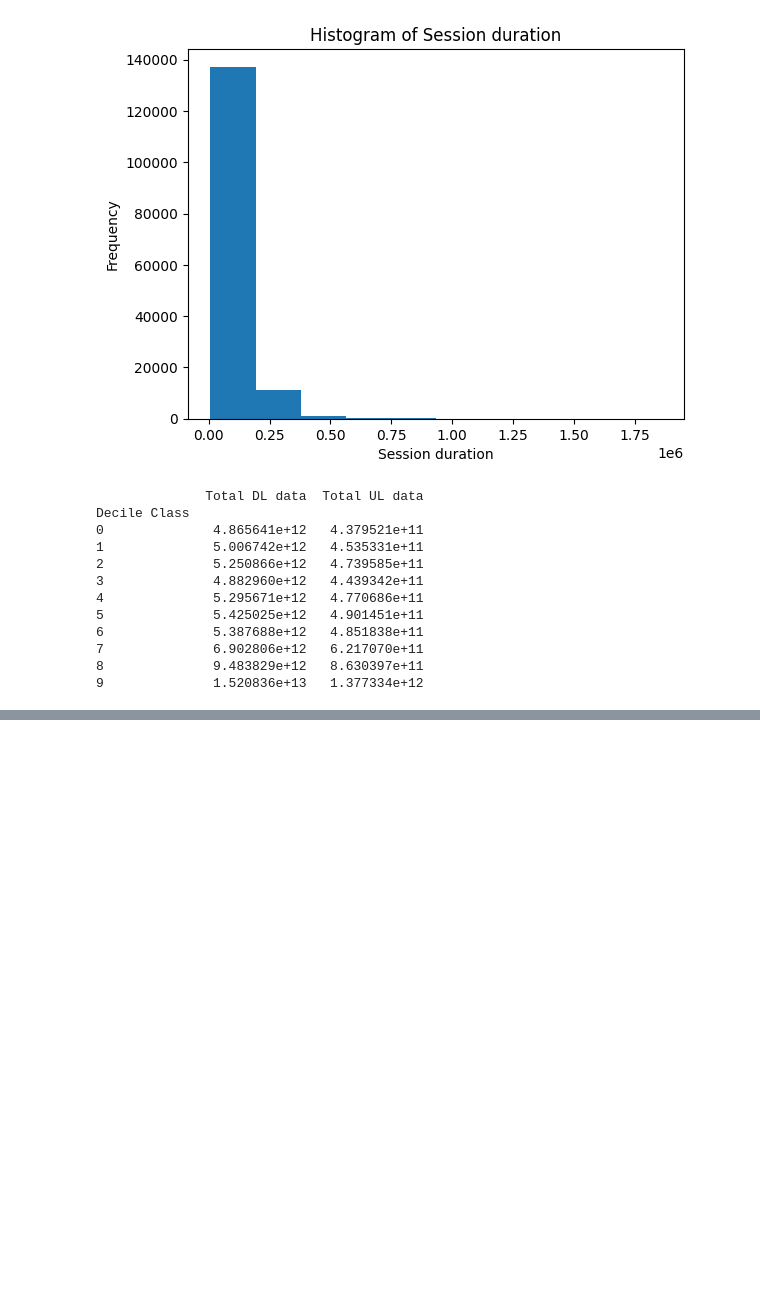
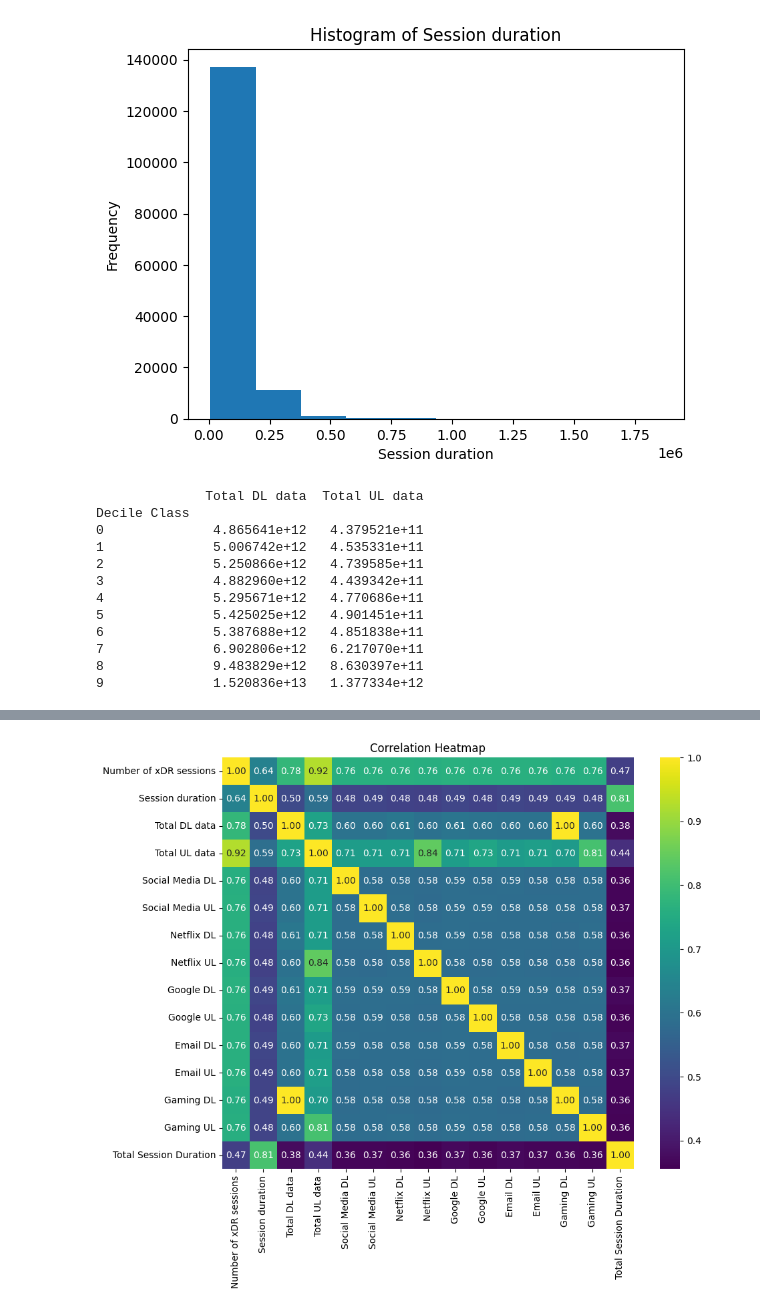
Before and after one commit to misganablue/Telcom_situation_analysis, a Jupyter notebook: notebook/UserOverview_analysis.ipynb, the cells around one changed output, grey strips where cells are left out. Cells and saved outputs as stored; diff of their text form; code cells hidden in the pictures; blank space fills up the shorter version.

```diff
--- a/notebook/UserOverview_analysis.ipynb
+++ b/notebook/UserOverview_analysis.ipynb
@@ -355,0 +475,7 @@ Total Session Duration                1.000000
+# %%
+plt.figure(figsize=(10, 8))
+sns.heatmap(correlation_matrix, annot=True, cmap='viridis', fmt=".2f", square=True)
+plt.title('Correlation Heatmap')
+plt.show()
+# %% [output]
+[figure, added]
```
Also changed, not shown: parts of 17 cells of this notebook, 4 other files.
